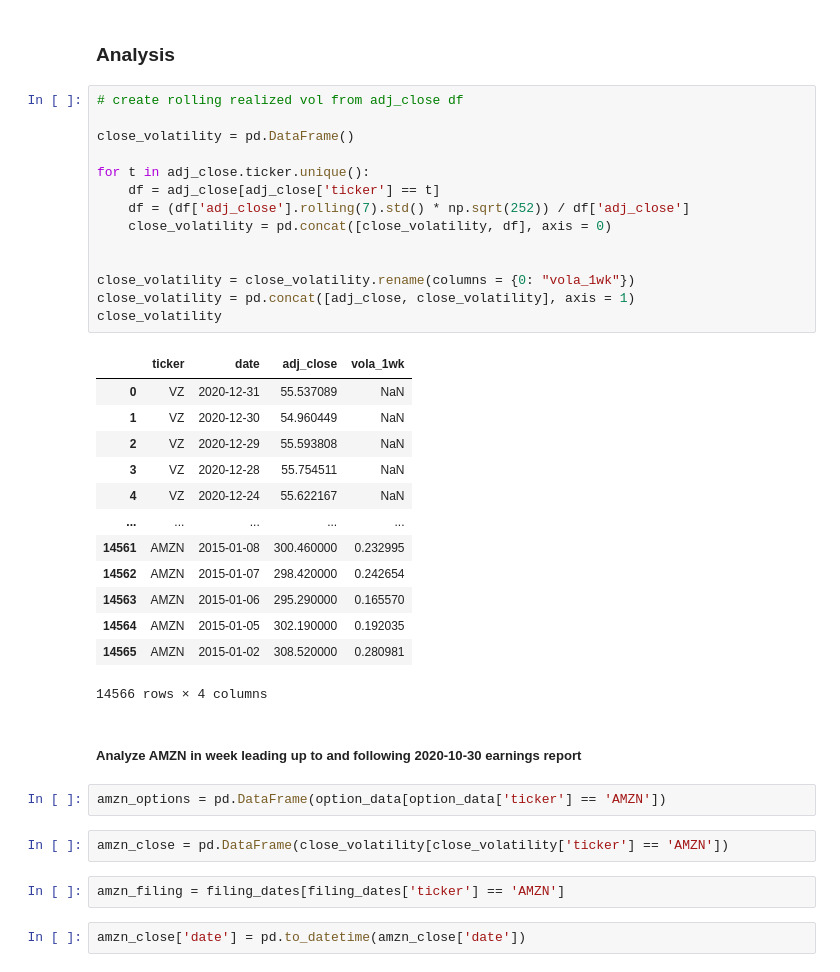
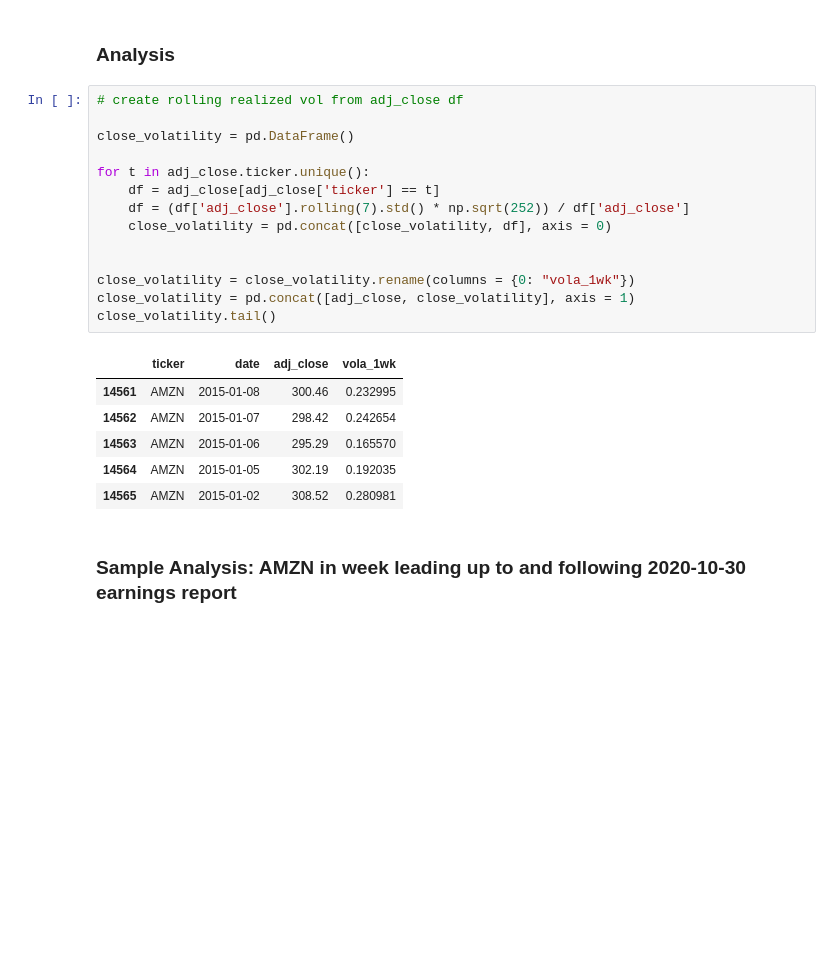
Before and after one commit to sampiaz/finmath_project, a Jupyter notebook: Krumdick_Piazza_Project_Draft.ipynb, the cells around one changed output. Drawn from its saved outputs; the diff is of its cells as text; blank space fills up the shorter version.

```diff
--- a/Krumdick_Piazza_Project_Draft.ipynb
+++ b/Krumdick_Piazza_Project_Draft.ipynb
@@ -149,38 +134,23 @@ option_data
 # %%
 # create rolling realized vol from adj_close df
 
 close_volatility = pd.DataFrame()
 
 for t in adj_close.ticker.unique():
     df = adj_close[adj_close['ticker'] == t]
     df = (df['adj_close'].rolling(7).std() * np.sqrt(252)) / df['adj_close']
     close_volatility = pd.concat([close_volatility, df], axis = 0)
 
 
 close_volatility = close_volatility.rename(columns = {0: "vola_1wk"})
 close_volatility = pd.concat([adj_close, close_volatility], axis = 1)
-close_volatility
+close_volatility.tail()
 # %% [output]
 |  | ticker | date | adj_close | vola_1wk |
-| 0 | VZ | 2020-12-31 | 55.537089 | NaN |
-| 1 | VZ | 2020-12-30 | 54.960449 | NaN |
-| 2 | VZ | 2020-12-29 | 55.593808 | NaN |
-| 3 | VZ | 2020-12-28 | 55.754511 | NaN |
-| 4 | VZ | 2020-12-24 | 55.622167 | NaN |
-| ... | ... | ... | ... | ... |
-| 14561 | AMZN | 2015-01-08 | 300.460000 | 0.232995 |
-| 14562 | AMZN | 2015-01-07 | 298.420000 | 0.242654 |
-| 14563 | AMZN | 2015-01-06 | 295.290000 | 0.165570 |
-| 14564 | AMZN | 2015-01-05 | 302.190000 | 0.192035 |
-| 14565 | AMZN | 2015-01-02 | 308.520000 | 0.280981 |
+| 14561 | AMZN | 2015-01-08 | 300.46 | 0.232995 |
+| 14562 | AMZN | 2015-01-07 | 298.42 | 0.242654 |
+| 14563 | AMZN | 2015-01-06 | 295.29 | 0.165570 |
+| 14564 | AMZN | 2015-01-05 | 302.19 | 0.192035 |
+| 14565 | AMZN | 2015-01-02 | 308.52 | 0.280981 |
-14566 rows × 4 columns
 # %% [markdown]
-##### Analyze AMZN in week leading up to and following 2020-10-30 earnings report
+### Sample Analysis: AMZN in week leading up to and following 2020-10-30 earnings report
-# %%
-amzn_options = pd.DataFrame(option_data[option_data['ticker'] == 'AMZN'])
-# %%
-amzn_close = pd.DataFrame(close_volatility[close_volatility['ticker'] == 'AMZN'])
-# %%
-amzn_filing = filing_dates[filing_dates['ticker'] == 'AMZN']
-# %%
-amzn_close['date'] = pd.to_datetime(amzn_close['date'])
```
Also changed, not shown: parts of 30 cells of this notebook.
